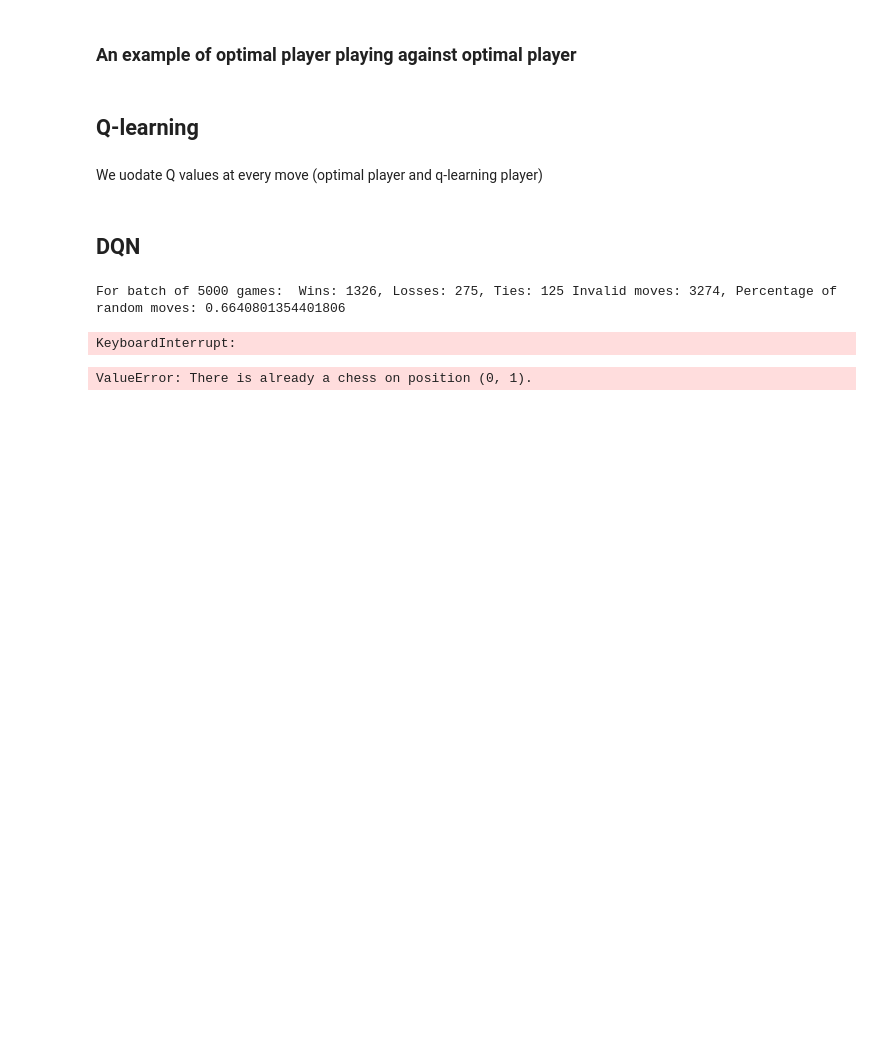
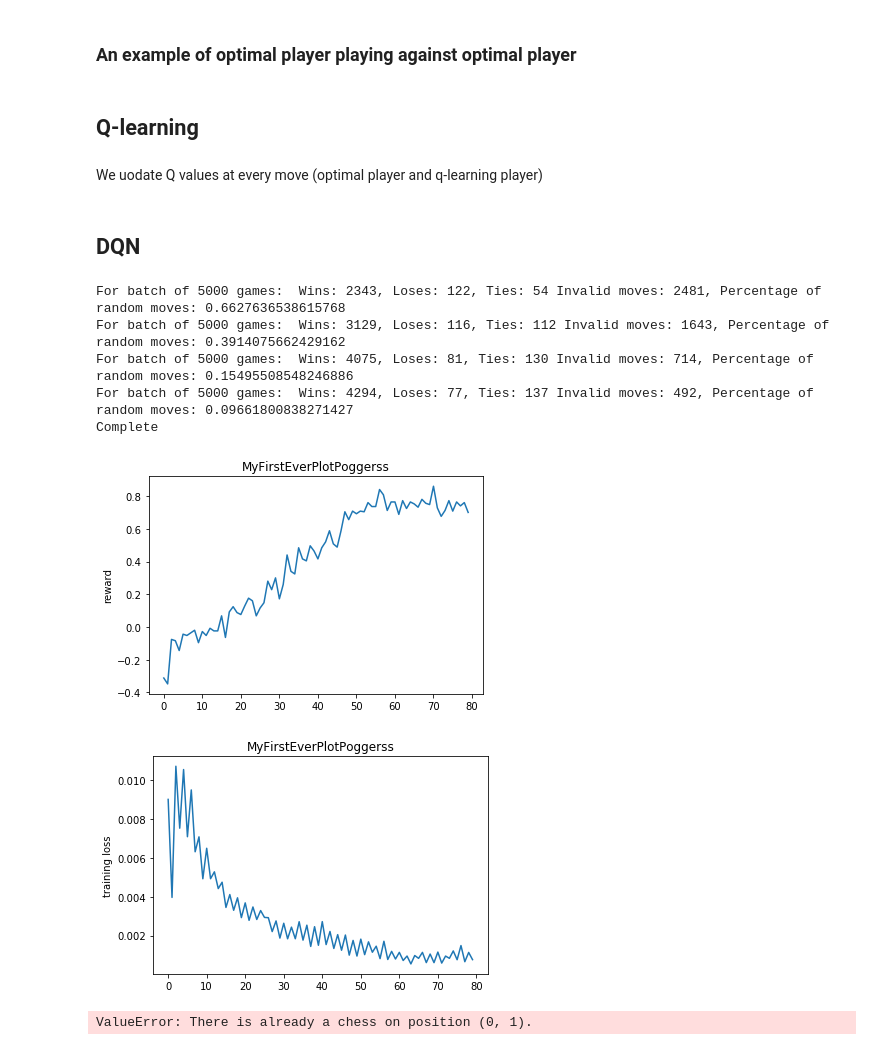
Before and after one commit to Gianniii/CS-456-Artificial-Neural-Network-Miniproject, a Jupyter notebook: tic_tac_toe.ipynb, the cells around one changed output. Cells and saved outputs as stored; diff of their text form; code cells hidden in the pictures; blank space fills up the shorter version.

Commit message:
my first ever plot? no way

```diff
--- a/tic_tac_toe.ipynb
+++ b/tic_tac_toe.ipynb
@@ -361,6 +356,8 @@ class DQNActor():
         self.target.eval() #put into eval state(BN, Dropout ect.. are now turned off)
 
         self.optimizer = optim.Adam(self.policy.parameters(), lr=5e-4) #Description: Adam optimizer with lr = 5e-4
+
+        self.latest_loss = 0
 
 
     # Taken from https://pytorch.org/tutorials/intermediate/reinforcement_q_learning.html
@@ -406,6 +403,10 @@ class DQNActor():
         criterion = nn.SmoothL1Loss()
         loss = criterion(state_action_values, expected_state_action_values.unsqueeze(1))
 
+        #Store losses for plot
+        self.latest_loss = loss.detach().numpy().item()
+        #print(loss.detach().numpy())
+
         # Optimize the model
         self.optimizer.zero_grad()
         loss.backward()
@@ -428,32 +429,33 @@ class DQNActor():
         else:
             return get_move_from_position(torch.tensor([[random.randrange(9)]],dtype=torch.long)), 1
 # %%
+#TODO make training loop a function so i can call it with different parameters for different questions..., also it returns info needed to gen plots
 #Training setup
 NUM_GAMES = 20000   # Description asks to train on 20k games
 BATCH_SIZE = 64     # Description sets batch size to 64
-GAMMA = 0.99        # Siscout factor Description sets to 0.99
+GAMMA = 0.99        # Description sets discount factor to 0.99
 EPS_MAX = 0.8       # Description suggests this value
 EPS_MIN = 0.1       # Description suggests this value
 NUM_EXPLORATORY_GAMES = 15000 # Play with this value between [1, 40000], has big impact on how fast we learn
-FIXED_EPS_THRESHOLD = 0.3
+FIXED_EPS_THRESHOLD = 0.3 # Some questions ask for fixed epsilon
 TARGET_UPDATE = 500 # Description: update target_net every 500 games
 MEMORY_SIZE = 10000 # Description sets memory size to 10000
-other_player_epsilon = 1.0
+OTHER_PLAYER_EPSILON = 0.5
 
-wins, ties, losses, invalid_moves, random_moves, total_moves_player_1 = 0, 0, 0, 0, 0, 0
+wins, ties, loses, invalid_moves, random_moves, total_moves_player_1 = 0, 0, 0, 0, 0, 0
 was_invalid = False
 Turns = np.array(['X','O'])
 
 device = torch.device("cuda" if torch.cuda.is_available() else "cpu")
 
-n_actions = 9
-
-
 actor1 = DQNActor(device = device, batch_size = BATCH_SIZE, gamma = GAMMA, memory_size = MEMORY_SIZE);
 
 env = TictactoeEnv()
 
+#Keep track of rewards
 episode_durations = []
+rewards = []
+losses = []
 
 # Main Training loop
 # Train over a number of games
@@ -464,29 +466,27 @@ for i_episode in range(NUM_GAMES):
     grid, end, winner = env.observe()
     player1, player2 = assign_players(Turns, i_episode) #first player changes every game
 
-    other_player = OptimalPlayer(epsilon=other_player_epsilon, player=player2)
+    actor2 = OptimalPlayer(epsilon=OTHER_PLAYER_EPSILON, player=player2)
 
     #Loop until game ends
     for t in count():
         #print("grid")#print(grid)#print("state")#print(state)
-        state = get_tensor_for_neural_net(modify_state_to_description(np.array(grid, dtype=np.float32), env.current_player)) #print(state)
-
+        state = get_tensor_for_neural_net(modify_state_to_description(np.array(grid, dtype=np.float32), env.current_player))
+        #print(state)
         # Select and perform an action
         if env.current_player == player1:
             move, rand = actor1.act(state, EPS_MIN, EPS_MAX, i_episode, NUM_EXPLORATORY_GAMES)
             random_moves += rand
             total_moves_player_1  += 1
         else:
-            move = other_player.act(grid)
+            move = actor2.act(grid)
 
         #From description: if move puts us in an illegal state, we end and give reward = -1.
         #(instead of forcing player to make legal moves)
         if move_is_legal(move, grid) == False:
             #print("not possible move")
             reward = -1
-            end = True
-            invalid_moves+=1
-            was_invalid = True
+            end, was_invalid = True, True
         else:
             #play move and get reward (Does it make sense to store also other players moves? )
             grid, end, winner = env.step(move, print_grid=False)
@@ -505,10 +505,13 @@ for i_episode in range(NUM_GAMES):
                 elif str(winner) == "None":
                     ties += 1
                 else:
-                    losses += 1
+                    loses += 1
+            else:
+                invalid_moves += 1
             was_invalid = False #reset boolean
             next_state = None #because finish game
 
+        #TODO if actor1 is DQNActor or actor2 is DQNActor
         # Store the transition in memory
         action = torch.tensor([[move[0] * 3 + move[1]]]) #move
         actor1.memory.push(state, action, next_state, torch.tensor([reward]))
@@ -521,6 +524,9 @@ for i_episode in range(NUM_GAMES):
 
         if end:
             episode_durations.append(t + 1)
+            rewards.append(reward)
+            losses.append(actor1.latest_loss)
+            #print(losses)
             break
     # Update the target network(s), copying all weights and biases in DQN
     if i_episode % TARGET_UPDATE == 0:
@@ -528,16 +534,40 @@ for i_episode in range(NUM_GAMES):
 
     # Evaluate training
     if (i_episode+1) % 5000 == 0 and i_episode != 1:
-        print("For batch of 5000 games: " + " Wins: " + str(wins) + ", Losses: " + str(losses) +
+        print("For batch of 5000 games: " + " Wins: " + str(wins) + ", Loses: " + str(loses) +
               ", Ties: " + str(ties) + " Invalid moves: " + str(invalid_moves)
               + ", Percentage of random moves: " + str(random_moves/total_moves_player_1))
-        wins, ties, losses, invalid_moves, random_moves, total_moves_player_1 = 0, 0, 0, 0, 0, 0
+        wins, ties, loses, invalid_moves, random_moves, total_moves_player_1 = 0, 0, 0, 0, 0, 0
 
 
 print('Complete')
 # %% [output]
-For batch of 5000 games:  Wins: 1326, Losses: 275, Ties: 125 Invalid moves: 3274, Percentage of random moves: 0.6640801354401806
+For batch of 5000 games:  Wins: 2343, Loses: 122, Ties: 54 Invalid moves: 2481, Percentage of random moves: 0.6627636538615768
+For batch of 5000 games:  Wins: 3129, Loses: 116, Ties: 112 Invalid moves: 1643, Percentage of random moves: 0.3914075662429162
+For batch of 5000 games:  Wins: 4075, Loses: 81, Ties: 130 Invalid moves: 714, Percentage of random moves: 0.15495508548246886
+For batch of 5000 games:  Wins: 4294, Loses: 77, Ties: 137 Invalid moves: 492, Percentage of random moves: 0.09661800838271427
+Complete
-KeyboardInterrupt:
+# %%
+#Plots
+#Question 11
+#Plot average reward and losses for every 250 games during training
+n = 250
+avg_rewards = np.average(np.array(rewards).reshape(-1, n), axis=1)
+plt.plot(avg_rewards)
+#plt.xlabel('250 games') not sure what to name this, 1 unit = 250 games
+plt.ylabel('reward')
+plt.title('MyFirstEverPlotPoggerss')
+
+plt.show()
+avg_losses = np.average(np.array(losses).reshape(-1, n), axis=1)
+plt.plot(avg_losses)
+#plt.xlabel('250 games')
+plt.ylabel('training loss')
+plt.title('MyFirstEverPlotPoggerss')
+plt.show()
+# %% [output]
+[figure, added]
+[figure, added]
 # %%
 #TODO How to evaluate invalid moves ?
 def dqn_eval(other_player_epsilon=0.5, games=20000):
```
Also changed, not shown: parts of 3 cells of this notebook.
